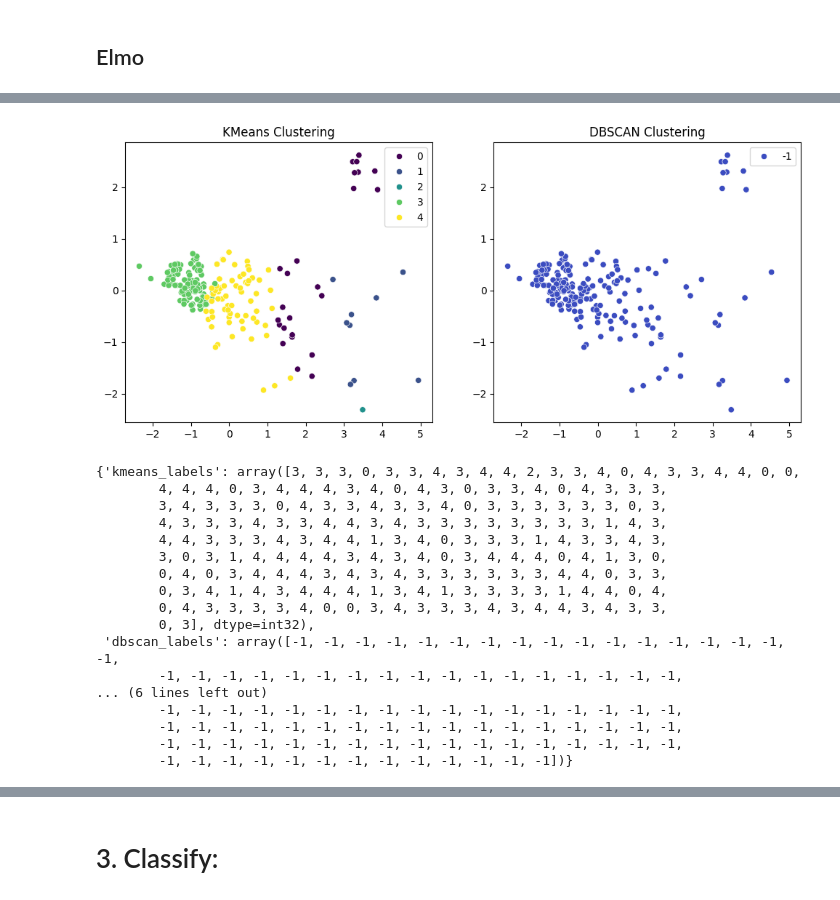
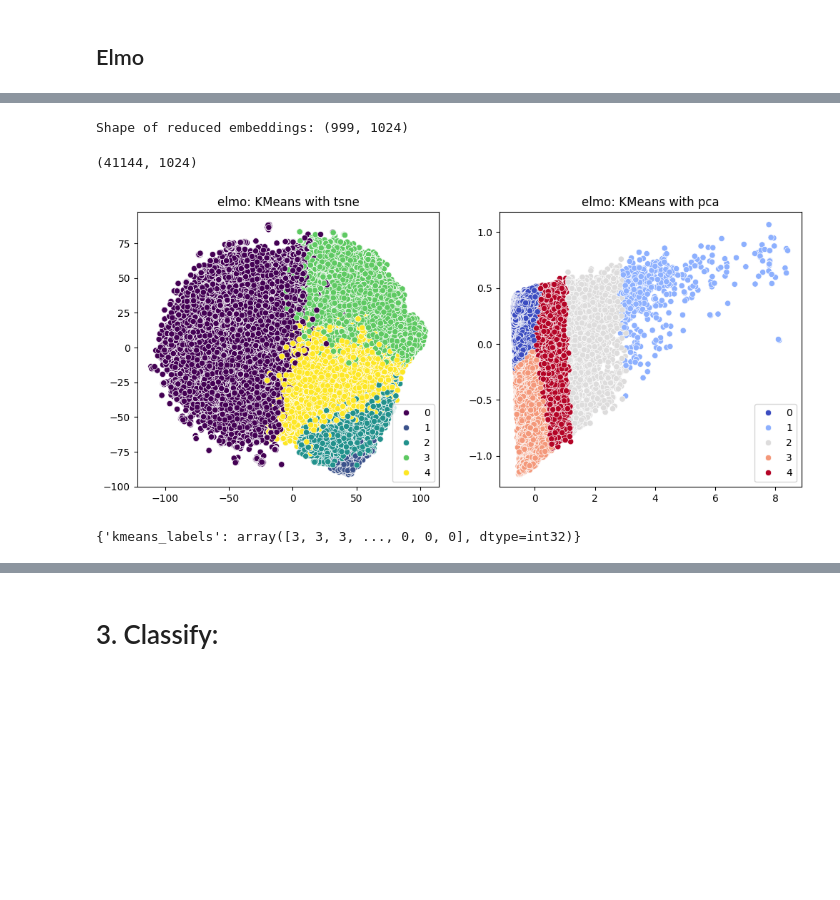
Before and after one commit to gracefujinaga/MSDS_453, a Jupyter notebook: hate_speech_detection.ipynb, the cells around one changed output, grey strips where cells are left out. Saved outputs shown, nothing was run; the diff lists cells and outputs as text; code cells hidden in the pictures; blank space fills up the shorter version.

```diff
--- a/hate_speech_detection.ipynb
+++ b/hate_speech_detection.ipynb
@@ -761,21 +577,47 @@ Name: cleaned_comment_string, dtype: object
+# %%
+import pickle
+
+# Save embeddings to a pickle file in Google Drive
+file = '/Users/gracefujinaga/Documents/Northwestern/MSDS_453/MSDS_453/data/Data_Results/elmo_embeddings_5000.pkl'
+
+with open(file, 'rb') as f:
+    elmo_embeddings = pickle.load(f)
+# %%
+# Average over tokens to get a single vector per comment
+reduced_embeddings = elmo_embeddings.mean(axis=1)
+# %% [output]
+Shape of reduced embeddings: (999, 1024)
+# %%
+def load_and_concatenate_pickles(file_pattern):
+    all_embeddings = []
+
+    # Find all pickle files matching the pattern
+    file_paths = glob.glob(file_pattern)
+
+    # Load multiple batches
+    for file in file_paths:
+        with open(file, 'rb') as f:
+            elmo_embeddings = pickle.load(f)
+
+            # Reduce each sample to a single vector by averaging over tokens
+            reduced_embeddings = elmo_embeddings.mean(axis=1)
+
+            # add to list
+            all_embeddings.append(reduced_embeddings)
+
+    # Concatenate into a single array
+    concatenated_embeddings = np.concatenate(all_embeddings, axis=0)
+    return concatenated_embeddings
+
+# Example usage
+file_pattern = '/Users/gracefujinaga/Documents/Northwestern/MSDS_453/MSDS_453/data/Data_Results_New_4/*.pkl'
+elmo_embeddings = load_and_concatenate_pickles(file_pattern)
+# %%
+elmo_embeddings.shape
+# %% [output]
+(41144, 1024)
 # %%
-cluster_embeddings(elmo_embeddings)
+cluster_embeddings("elmo", elmo_embeddings, n_clusters=5)
 # %% [output]
-[figure, old version]
+[figure, new version]
-{'kmeans_labels': array([3, 3, 3, 0, 3, 3, 4, 3, 4, 4, 2, 3, 3, 4, 0, 4, 3, 3, 4, 4, 0, 0,
-        4, 4, 4, 0, 3, 4, 4, 4, 3, 4, 0, 4, 3, 0, 3, 3, 4, 0, 4, 3, 3, 3,
-        3, 4, 3, 3, 3, 0, 4, 3, 3, 4, 3, 3, 4, 0, 3, 3, 3, 3, 3, 3, 0, 3,
-        4, 3, 3, 3, 4, 3, 3, 4, 4, 3, 4, 3, 3, 3, 3, 3, 3, 3, 3, 1, 4, 3,
-        4, 4, 3, 3, 3, 4, 3, 4, 4, 1, 3, 4, 0, 3, 3, 3, 1, 4, 3, 3, 4, 3,
-        3, 0, 3, 1, 4, 4, 4, 4, 3, 4, 3, 4, 0, 3, 4, 4, 4, 0, 4, 1, 3, 0,
-        0, 4, 0, 3, 4, 4, 4, 3, 4, 3, 4, 3, 3, 3, 3, 3, 3, 4, 4, 0, 3, 3,
-        0, 3, 4, 1, 4, 3, 4, 4, 4, 1, 3, 4, 1, 3, 3, 3, 3, 1, 4, 4, 0, 4,
-        0, 4, 3, 3, 3, 3, 4, 0, 0, 3, 4, 3, 3, 3, 4, 3, 4, 4, 3, 4, 3, 3,
-        0, 3], dtype=int32),
- 'dbscan_labels': array([-1, -1, -1, -1, -1, -1, -1, -1, -1, -1, -1, -1, -1, -1, -1, -1, -1,
-        -1, -1, -1, -1, -1, -1, -1, -1, -1, -1, -1, -1, -1, -1, -1, -1, -1,
-... (6 lines left out)
-        -1, -1, -1, -1, -1, -1, -1, -1, -1, -1, -1, -1, -1, -1, -1, -1, -1,
-        -1, -1, -1, -1, -1, -1, -1, -1, -1, -1, -1, -1, -1, -1, -1, -1, -1,
-        -1, -1, -1, -1, -1, -1, -1, -1, -1, -1, -1, -1, -1, -1, -1, -1, -1,
-        -1, -1, -1, -1, -1, -1, -1, -1, -1, -1, -1, -1, -1])}
+{'kmeans_labels': array([3, 3, 3, ..., 0, 0, 0], dtype=int32)}
```
Also changed, not shown: parts of 38 cells of this notebook, 1 other file.
